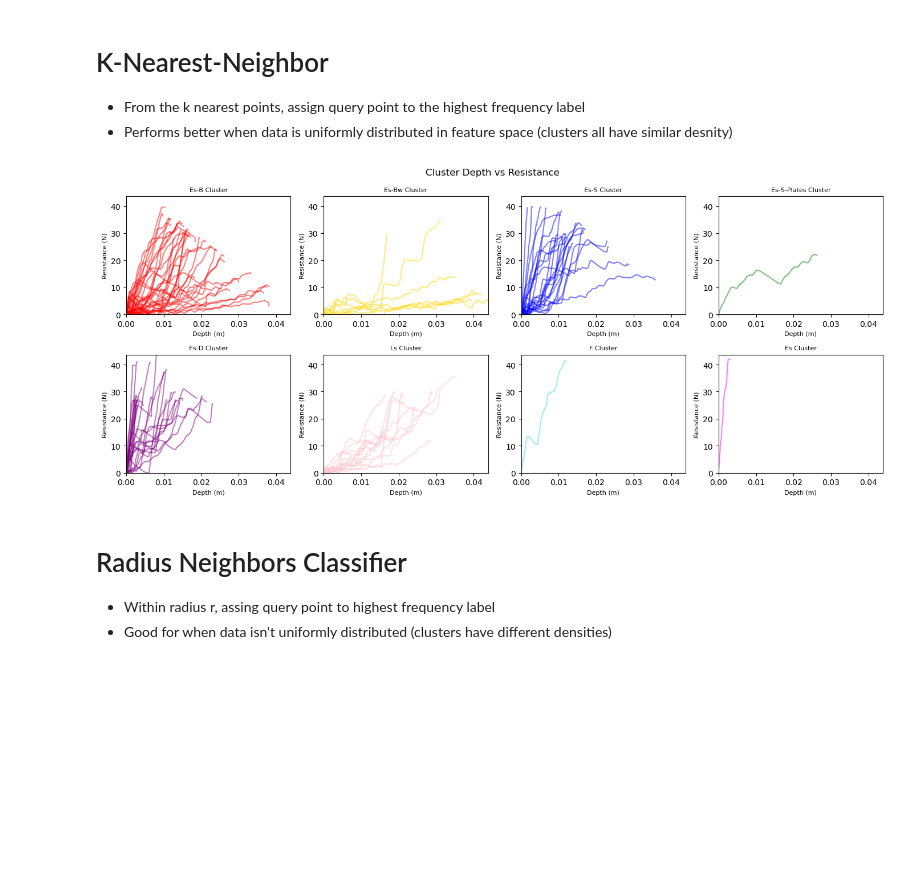
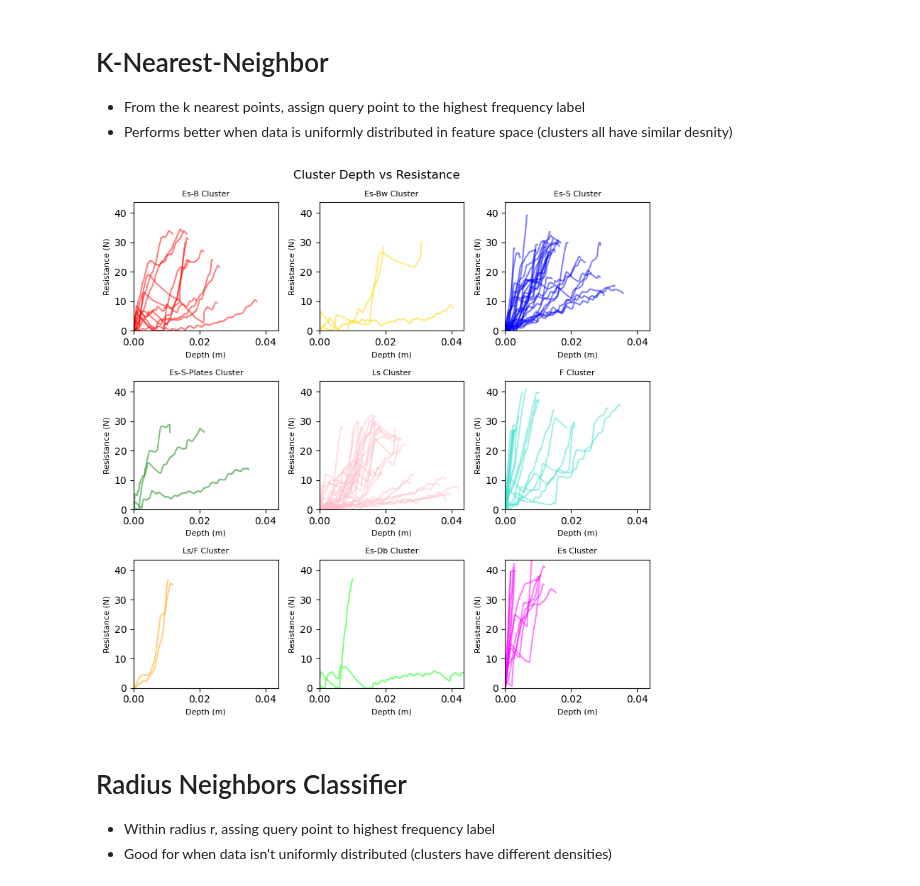
Before and after one commit to liamtbo/LASSIE, a Jupyter notebook: supervised_clustering.ipynb, the cells around one changed output. Cells and saved outputs as stored; diff of their text form; code cells hidden in the pictures; blank space fills up the shorter version.

```diff
--- a/supervised_clustering.ipynb
+++ b/supervised_clustering.ipynb
@@ -22,11 +22,12 @@ data_src = "data/cleaned_data"
 curve_data, filename_list = load_data(data_src)
 filename_to_depth_resist = dict(zip(filename_list, curve_data))
 # %%
+ylabel_name = 'marions_ylabels_esd_removed'
 data_features = pd.read_csv("data/features.csv")
+data_features = data_features[['largest_force_drop', 'quartile_2', 'max_resistance', 'overall_slope', ylabel_name]]
 clustering_features = plotting.extract_numerical_features(data_features)
 # %%
 
-ylabel_name = 'marions_ylabels'
 # ylabel_name = 'marions_ylabels_deduction'
 ylabel_to_cluster_num = {'ES-B':0, 'ES-BW':1, 'ES-S':2, 'ES-S-Plates':3, 'ES-D':4, 'LS':5, 'F':6, 'LS/F':7, 'ES-DB':8, 'ES': 9}
 data_features[f'{ylabel_name}_nums'] = data_features[ylabel_name].map(ylabel_to_cluster_num)
@@ -39,21 +40,21 @@ marions_labeled_data = data_features[data_features[ylabel_name].notna()].copy()
 # %%
 from sklearn.neighbors import KNeighborsClassifier
 
 X = plotting.extract_numerical_features(marions_labeled_data).values.tolist()
 y = marions_labeled_data[f'{ylabel_name}_nums'].values.tolist()
 
-knn = KNeighborsClassifier(n_neighbors=3)
+knn = KNeighborsClassifier(n_neighbors=1)
 knn.fit(X, y)
 predictions = pd.Series(knn.predict(clustering_features.values))
 plotting.plot_clusters_seperately(predictions, curve_data, ylabel_name,
                                   clustering_method="KNN",
                                   cluster_category_names=list(ylabel_to_cluster_num.keys()),
                                   )
 plotting.plot_pca(clustering_features, predictions, 3,
                   graph_title=f'KNN with k=1 on {ylabel_name}',
                   ylabel_name=ylabel_name,)
 # %% [output]
-[figure, old version]
+[figure, new version]
 # %% [markdown]
 # Radius Neighbors Classifier
 - Within radius r, assing query point to highest frequency label
```
Also changed, not shown: parts of 3 cells of this notebook, 3 other files.
